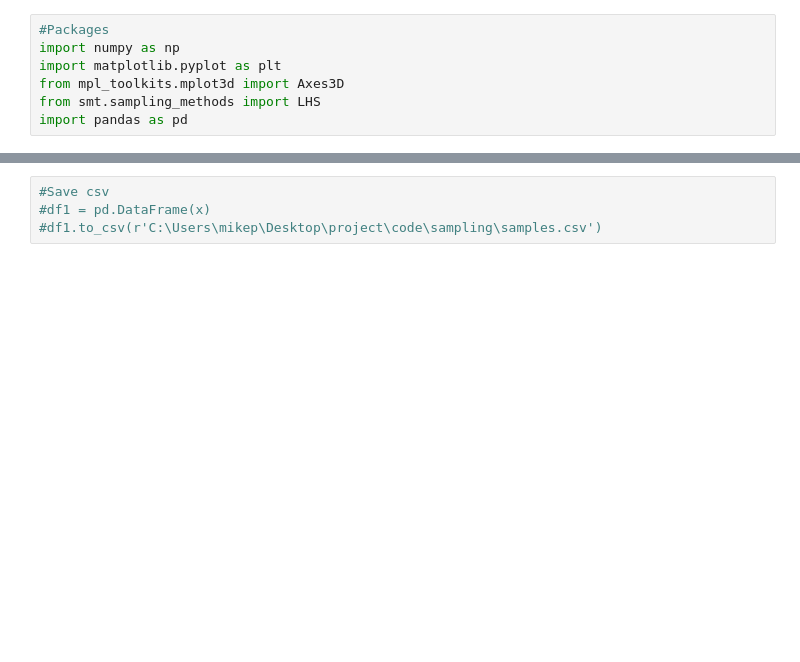
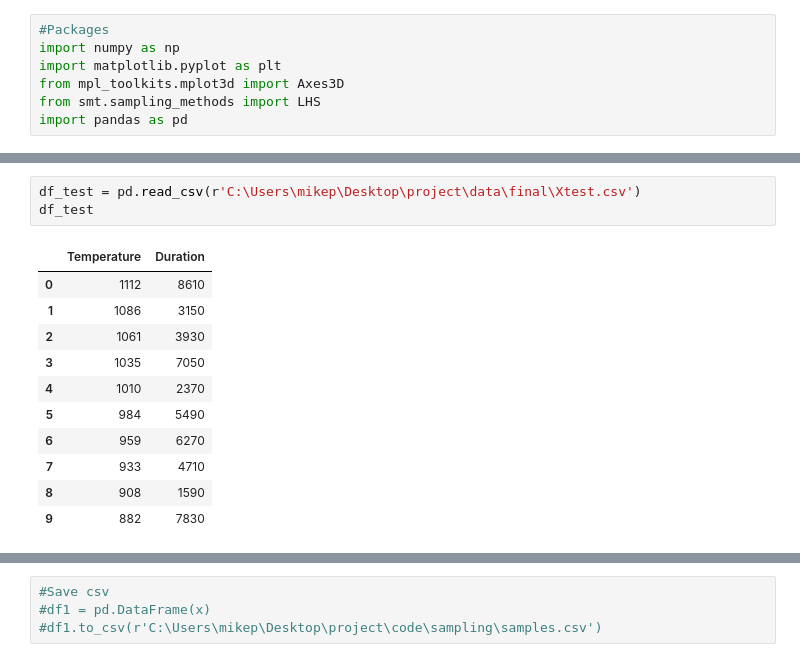
Before and after one commit to jwwtc/code, a Jupyter notebook: sampling/latin_hypercube_sampling_test-data.ipynb, the cells around one changed output, grey strips where cells are left out. Saved outputs shown, nothing was run; the diff lists cells and outputs as text; blank space fills up the shorter version.

```diff
--- a/sampling/latin_hypercube_sampling_test-data.ipynb
+++ b/sampling/latin_hypercube_sampling_test-data.ipynb
@@ -47,6 +48,21 @@ df_train
 | 17 | 901.875 | 8415 |
 | 18 | 889.125 | 7245 |
 | 19 | 876.375 | 8025 |
+# %%
+df_test = pd.read_csv(r'C:\Users\mikep\Desktop\project\data\final\Xtest.csv')
+df_test
+# %% [output]
+|  | Temperature | Duration |
+| 0 | 1112 | 8610 |
+| 1 | 1086 | 3150 |
+| 2 | 1061 | 3930 |
+| 3 | 1035 | 7050 |
+| 4 | 1010 | 2370 |
+| 5 | 984 | 5490 |
+| 6 | 959 | 6270 |
+| 7 | 933 | 4710 |
+| 8 | 908 | 1590 |
+| 9 | 882 | 7830 |
 # %%
 #Figure
 plt.rcParams.update({'font.size': 15})
```
Also changed, not shown: parts of 5 cells of this notebook, 2 other files.
